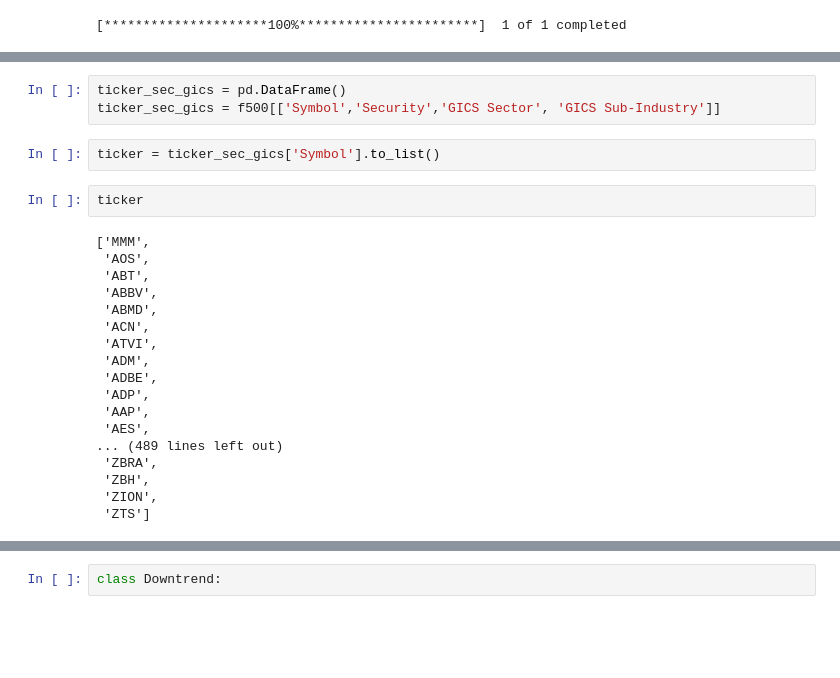
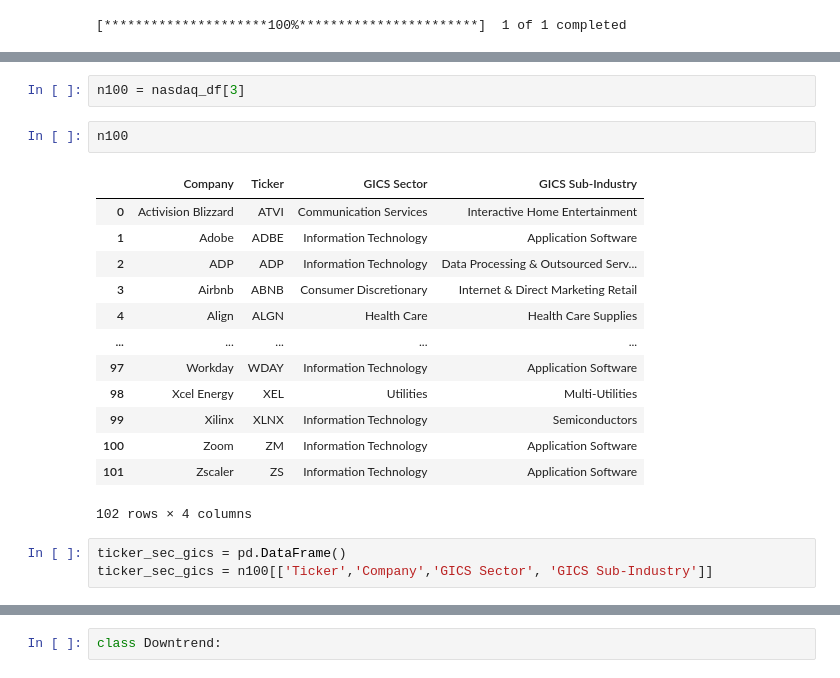
Before and after one commit to jharilal/appraising_hammer_2019_2021, a Jupyter notebook: Candlestick_Analysis.ipynb, the cells around one changed output, grey strips where cells are left out. Cells and saved outputs as stored; diff of their text form; blank space fills up the shorter version.

```diff
--- a/Candlestick_Analysis.ipynb
+++ b/Candlestick_Analysis.ipynb
@@ -86,28 +73,24 @@ fb_info
+# %%
+n100 = nasdaq_df[3]
+# %%
+n100
+# %% [output]
+|  | Company | Ticker | GICS Sector | GICS Sub-Industry |
+| 0 | Activision Blizzard | ATVI | Communication Services | Interactive Home Entertainment |
+| 1 | Adobe | ADBE | Information Technology | Application Software |
+| 2 | ADP | ADP | Information Technology | Data Processing & Outsourced Serv... |
+| 3 | Airbnb | ABNB | Consumer Discretionary | Internet & Direct Marketing Retail |
+| 4 | Align | ALGN | Health Care | Health Care Supplies |
+| ... | ... | ... | ... | ... |
+| 97 | Workday | WDAY | Information Technology | Application Software |
+| 98 | Xcel Energy | XEL | Utilities | Multi-Utilities |
+| 99 | Xilinx | XLNX | Information Technology | Semiconductors |
+| 100 | Zoom | ZM | Information Technology | Application Software |
+| 101 | Zscaler | ZS | Information Technology | Application Software |
+102 rows × 4 columns
 # %%
 ticker_sec_gics = pd.DataFrame()
-ticker_sec_gics = f500[['Symbol','Security','GICS Sector', 'GICS Sub-Industry']]
+ticker_sec_gics = n100[['Ticker','Company','GICS Sector', 'GICS Sub-Industry']]
-# %%
-ticker = ticker_sec_gics['Symbol'].to_list()
-# %%
-ticker
-# %% [output]
-['MMM',
- 'AOS',
- 'ABT',
- 'ABBV',
- 'ABMD',
- 'ACN',
- 'ATVI',
- 'ADM',
- 'ADBE',
- 'ADP',
- 'AAP',
- 'AES',
-... (489 lines left out)
- 'ZBRA',
- 'ZBH',
- 'ZION',
- 'ZTS']
 # %%
 ticker_sec_gics.info()
 # %% [output]
```
Also changed, not shown: parts of 35 cells of this notebook.
